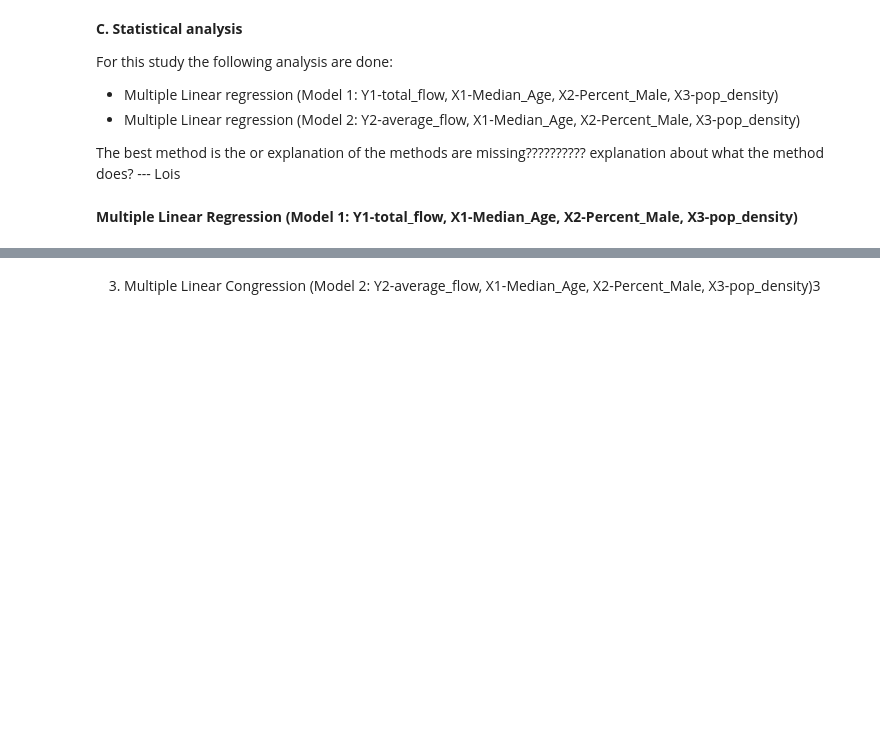
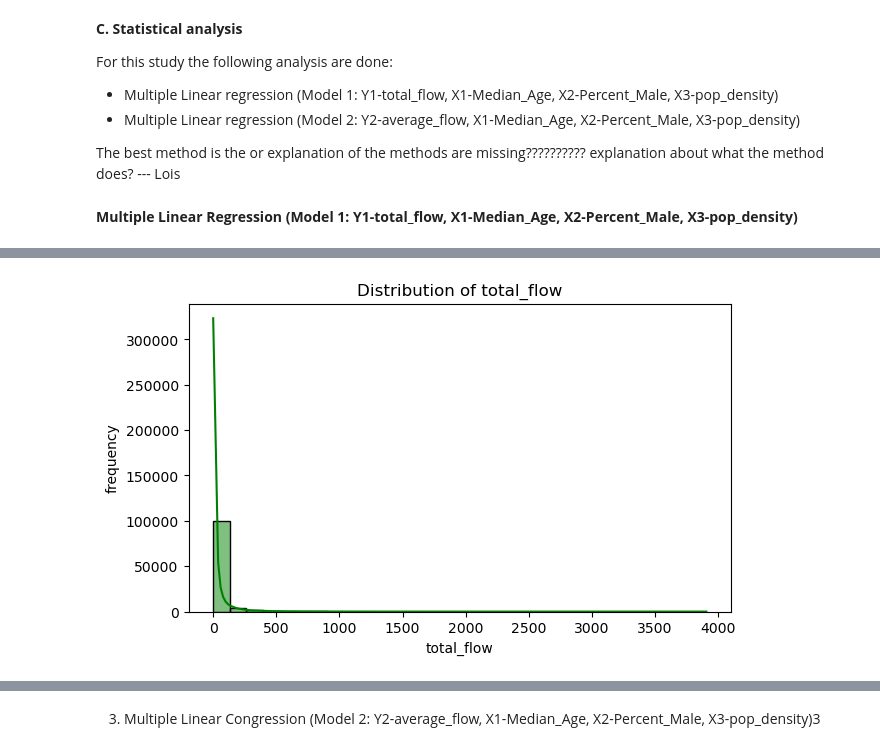
Before and after one commit to Mulhamomar/TIL6022_group10, a Jupyter notebook: TIL-6022 Bus Ridership.ipynb, the cells around one changed output, grey strips where cells are left out. Cells and saved outputs as stored; diff of their text form; code cells hidden in the pictures; blank space fills up the shorter version.

```diff
--- a/TIL-6022 Bus Ridership.ipynb
+++ b/TIL-6022 Bus Ridership.ipynb
@@ -292,0 +195,90 @@ strong multicollinearity or other numerical problems.
+# %%
+# 1.calculate the mean of variables respectively
+means = df[['total_flow', 'average_flow', 'median_age', 'percent_male', 'pop_density']].mean().reset_index()
+means.columns = ['Variable', 'Mean']
+print(means)
+
+# 2. show the distribution of Y1, X1, X2, X3
+plt.figure(figsize=(7,4))
+sns.histplot(df['total_flow'], kde=True, bins=30, color='green')
+plt.title('Distribution of total_flow')
+plt.xlabel('total_flow')
+plt.ylabel('frequency')
+plt.show()
+
+plt.figure(figsize=(15,4))
+for i, col in enumerate(['median_age', 'percent_male', 'pop_density']):
+    plt.subplot(1,3,i+1)
+    sns.histplot(df[col], kde=True, bins=30, color='orange')
+    plt.title(f'Distribution of {col}')
+plt.tight_layout()
+plt.show()
+
+# 3. transform Y1 and X3 into log(1+Y1) and log(1+X3)
+df["total_flow_log"] = np.log1p(df["total_flow"])
+df["pop_density_log"] = np.log1p(df["pop_density"])
+
+# 4. check linearity (scatter plot and LOESS line)
+fig, axes = plt.subplots(1, 3, figsize=(18, 5))
+vars_to_plot = ["median_age", "percent_male", "pop_density_log"]
+
+for i, var in enumerate(vars_to_plot):
+    sns.regplot(x=var, y="total_flow_log", data=df,
+                lowess=True,
+                ax=axes[i], scatter_kws={"s":20, "alpha":0.6},
+                line_kws={"color":"red"})
+    axes[i].set_title(f"Linearity check: log(1+Y1) vs {var}")
+
+plt.tight_layout()
+plt.show()
+
+# 5. transform variables according to the results in 4
+df["median_age_centered_sq"] = np.power(df["median_age"] - 40, 2)
+df["percent_male_abs"] = np.abs(df["percent_male"] - 0.5)
+df["pop_density_log_cub"] = np.power(df["pop_density_log"], 3)
+
+# 6. check linearity again (scatter plot and LOESS line)
+fig, axes = plt.subplots(1, 3, figsize=(18, 5))
+vars_to_plot = ["median_age_centered_sq", "percent_male_abs", "pop_density_log_cub"]
+
+for i, var in enumerate(vars_to_plot):
+    sns.regplot(x=var, y="total_flow_log", data=df,
+                lowess=True,
+                ax=axes[i], scatter_kws={"s":20, "alpha":0.6},
+                line_kws={"color":"red"})
+    axes[i].set_title(f"Linearity check: log(1+Y1) vs {var}")
+
+plt.tight_layout()
+plt.show()
+
+# 7. establish a multiple linear regression model
+X_total = df[["median_age_centered_sq", "percent_male_abs", "pop_density_log_cub"]]
+X_total = sm.add_constant(X_total)
+Y1_log = df["total_flow_log"]
+
+model1 = sm.OLS(Y1_log, X_total).fit(cov_type='HC3')
+print(model1.summary())
+
+# 8. check normality of residuals (histogram and Q–Q plot)
+residuals1 = model1.resid
+fitted1 = model1.fittedvalues
+
+plt.figure(figsize=(6,4))
+sns.histplot(residuals1, kde=True, color='darkblue', bins=30)
+plt.title("Histogram of Residuals (transformed model)")
+plt.xlabel("Residuals")
+plt.show()
+
+sm.qqplot(residuals1, line='45', fit=True)
+plt.title("QQ Plot of Residuals (transformed model)")
+plt.show()
+
+# 9. check homoscedasticity
+plt.figure(figsize=(6,4))
+sns.scatterplot(x=fitted1, y=residuals1, alpha=0.6)
+plt.axhline(0, color='red', linestyle='--')
+plt.title("Residuals vs Fitted (transformed model)")
+plt.xlabel("Fitted values")
+plt.ylabel("Residuals")
+plt.show()
+# %% [output]
@@ -292,0 +291 @@ strong multicollinearity or other numerical problems.
+[figure, added]
```
Also changed, not shown: parts of 8 cells of this notebook.
